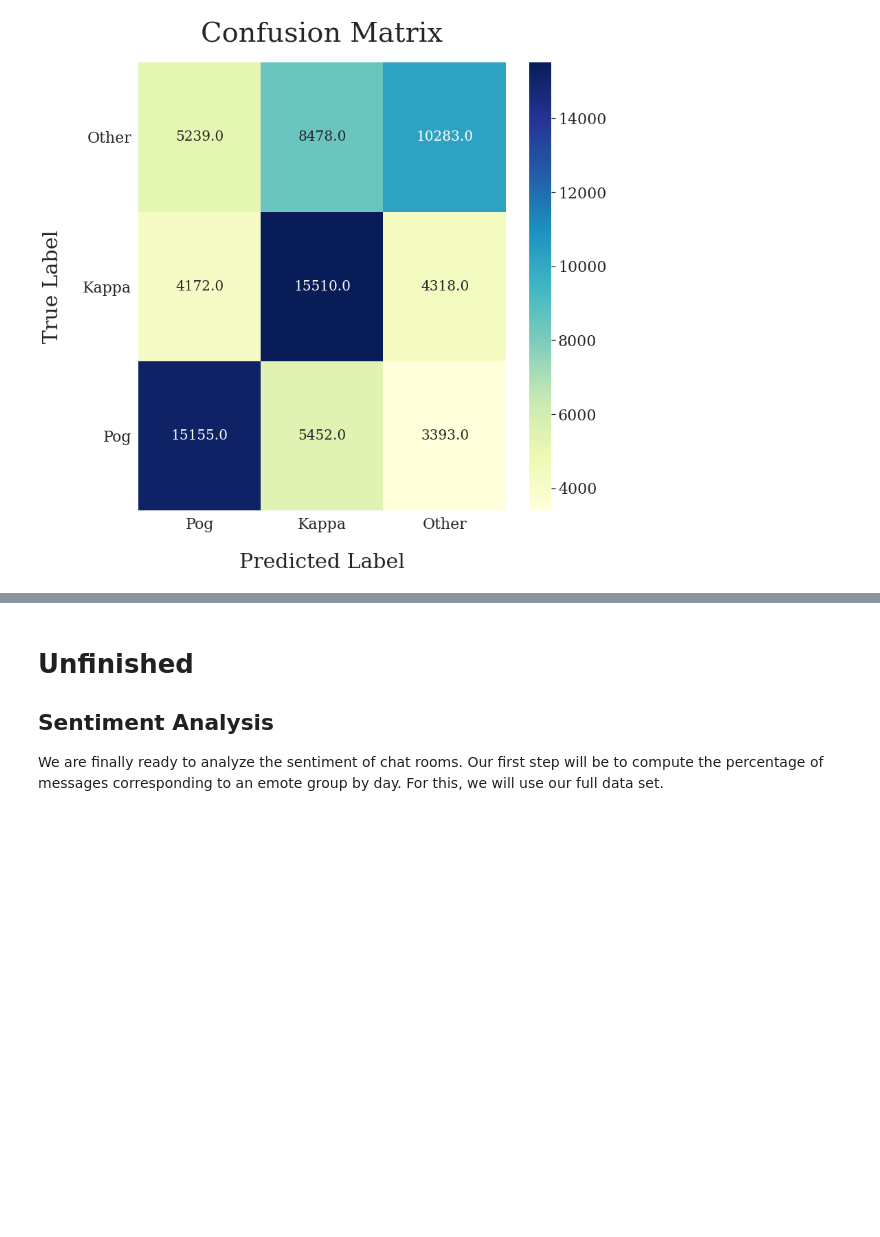
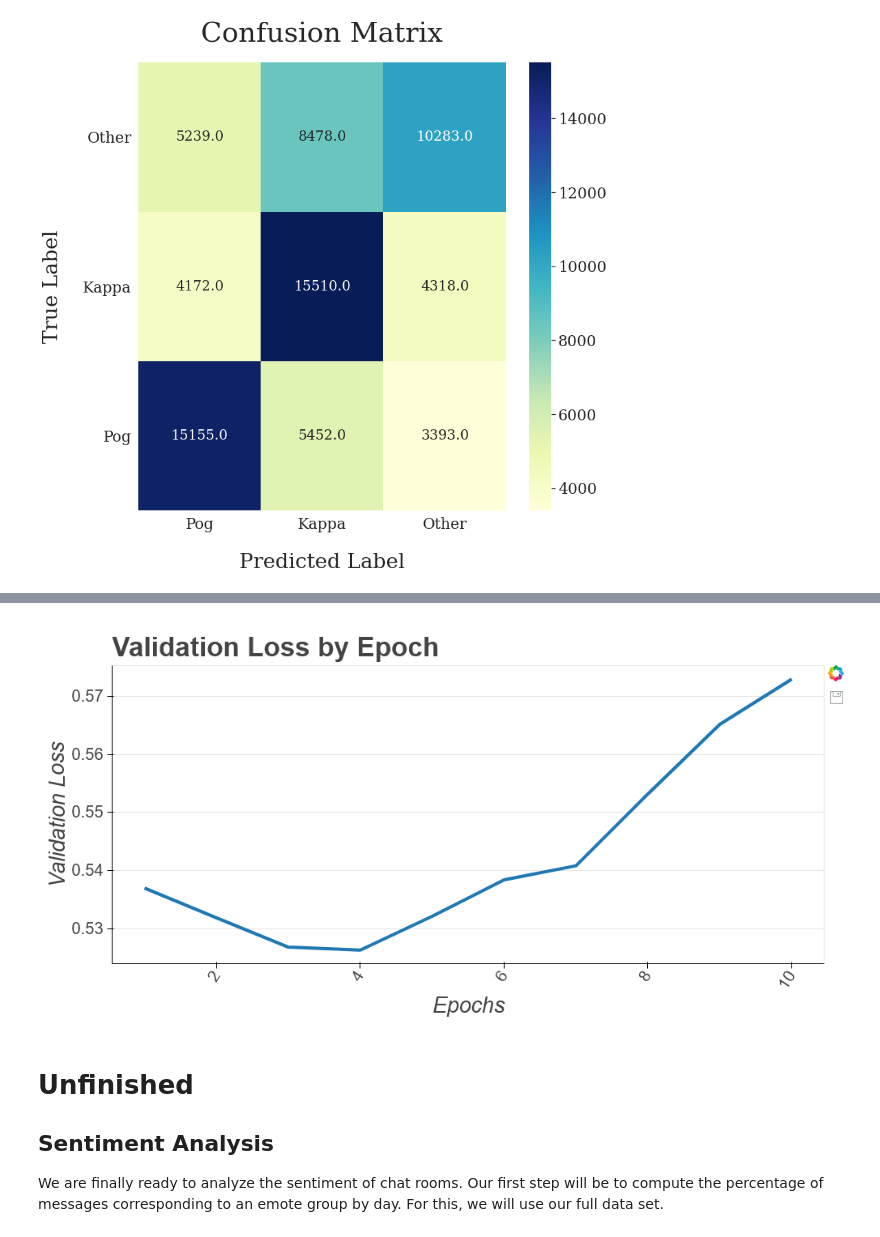
Before and after one commit to DanielFLevine-zz/tdi_capstone_project, a Jupyter notebook: sentiment_analysis_Twitch.ipynb, the cells around one changed output, grey strips where cells are left out. Saved outputs shown, nothing was run; the diff lists cells and outputs as text; code cells hidden in the pictures; blank space fills up the shorter version.

```diff
--- a/sentiment_analysis_Twitch.ipynb
+++ b/sentiment_analysis_Twitch.ipynb
@@ -568,5 +569,5 @@ p.yaxis.axis_label_text_font_size = "20pt"
 p.yaxis.major_label_text_font_size = "15pt"
 p.xaxis.axis_label_text_font_size = "20pt"
 p.xaxis.major_label_text_font_size = "15pt"
-show(p)
+get_screenshot_as_png(p)
 # %% [output]
@@ -576,3 +574,4 @@ show(p)
+[figure, added]
 # %% [markdown]
 # Unfinished
 
```
Also changed, not shown: parts of 4 cells of this notebook.
